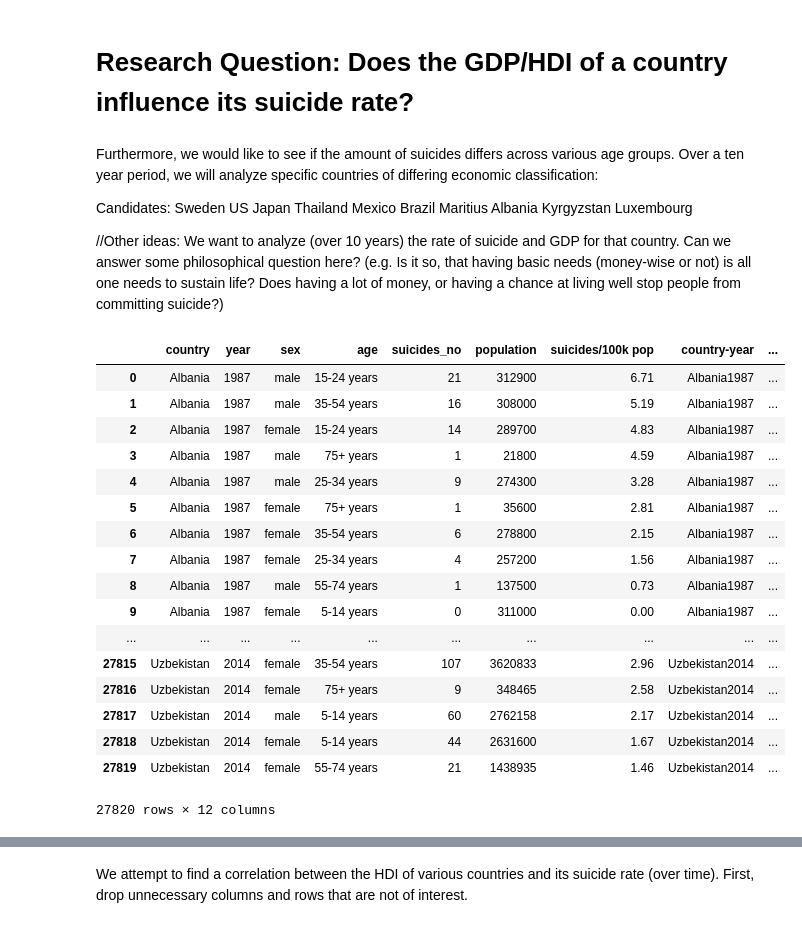
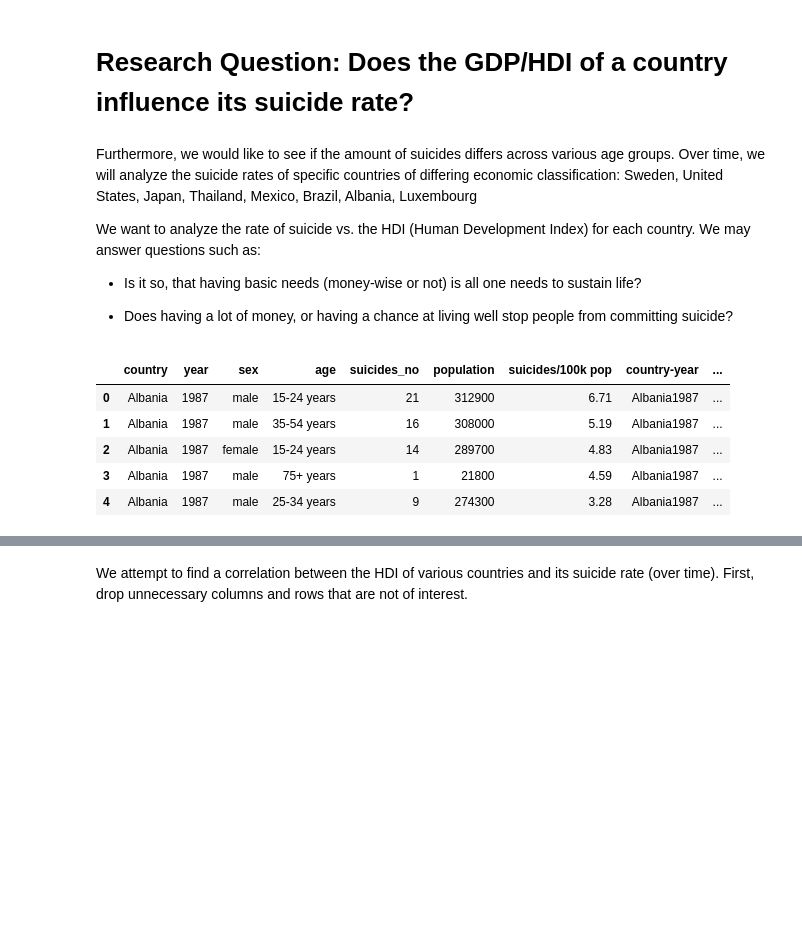
Before and after one commit to mahibhosain/suicide-analysis, a Jupyter notebook: suicide-analysis.ipynb, the cells around one changed output, grey strips where cells are left out. Saved outputs shown, nothing was run; the diff lists cells and outputs as text; code cells hidden in the pictures; blank space fills up the shorter version.

```diff
--- a/suicide-analysis.ipynb
+++ b/suicide-analysis.ipynb
@@ -2,23 +2,15 @@
 # Research Question: Does the GDP/HDI of a country influence its suicide rate?
 # %% [markdown]
 Furthermore, we would like to see if the amount of suicides differs across various age groups.
-Over a ten year period, we will analyze specific countries of differing economic classification:
+Over time, we will analyze the suicide rates of specific countries of differing economic classification:
+Sweden, United States, Japan, Thailand, Mexico, Brazil, Albania, Luxembourg
 
-Candidates:
-Sweden
-US
-Japan
-Thailand
-Mexico
-Brazil
-Maritius
-Albania
-Kyrgyzstan
-Luxembourg
+We want to analyze the rate of suicide vs. the HDI (Human Development Index) for each country.
+We may answer questions such as:
 
-//Other ideas:
-We want to analyze (over 10 years) the rate of suicide and GDP for that country.
-Can we answer some philosophical question here? (e.g. Is it so, that having basic needs (money-wise or not) is all one needs to sustain life? Does having a lot of money, or having a chance at living well stop people from committing suicide?)
+- Is it so, that having basic needs (money-wise or not) is all one needs to sustain life?
+
+- Does having a lot of money, or having a chance at living well stop people from committing suicide?
 # %%
 %matplotlib inline
 
@@ -30,23 +22,11 @@ import patsy
 import statsmodels.api as sm
 # %%
 data = pd.read_csv("suicide_statistics.csv")
-data
+data.head()
 # %% [output]
 |  | country | year | sex | age | suicides_no | population | suicides/100k pop | country-year | ... |
 | 0 | Albania | 1987 | male | 15-24 years | 21 | 312900 | 6.71 | Albania1987 | ... |
 | 1 | Albania | 1987 | male | 35-54 years | 16 | 308000 | 5.19 | Albania1987 | ... |
 | 2 | Albania | 1987 | female | 15-24 years | 14 | 289700 | 4.83 | Albania1987 | ... |
 | 3 | Albania | 1987 | male | 75+ years | 1 | 21800 | 4.59 | Albania1987 | ... |
 | 4 | Albania | 1987 | male | 25-34 years | 9 | 274300 | 3.28 | Albania1987 | ... |
-| 5 | Albania | 1987 | female | 75+ years | 1 | 35600 | 2.81 | Albania1987 | ... |
-| 6 | Albania | 1987 | female | 35-54 years | 6 | 278800 | 2.15 | Albania1987 | ... |
-| 7 | Albania | 1987 | female | 25-34 years | 4 | 257200 | 1.56 | Albania1987 | ... |
-| 8 | Albania | 1987 | male | 55-74 years | 1 | 137500 | 0.73 | Albania1987 | ... |
-| 9 | Albania | 1987 | female | 5-14 years | 0 | 311000 | 0.00 | Albania1987 | ... |
-| ... | ... | ... | ... | ... | ... | ... | ... | ... | ... |
-| 27815 | Uzbekistan | 2014 | female | 35-54 years | 107 | 3620833 | 2.96 | Uzbekistan2014 | ... |
-| 27816 | Uzbekistan | 2014 | female | 75+ years | 9 | 348465 | 2.58 | Uzbekistan2014 | ... |
-| 27817 | Uzbekistan | 2014 | male | 5-14 years | 60 | 2762158 | 2.17 | Uzbekistan2014 | ... |
-| 27818 | Uzbekistan | 2014 | female | 5-14 years | 44 | 2631600 | 1.67 | Uzbekistan2014 | ... |
-| 27819 | Uzbekistan | 2014 | female | 55-74 years | 21 | 1438935 | 1.46 | Uzbekistan2014 | ... |
-27820 rows × 12 columns
```
Also changed, not shown: parts of 42 cells of this notebook.
